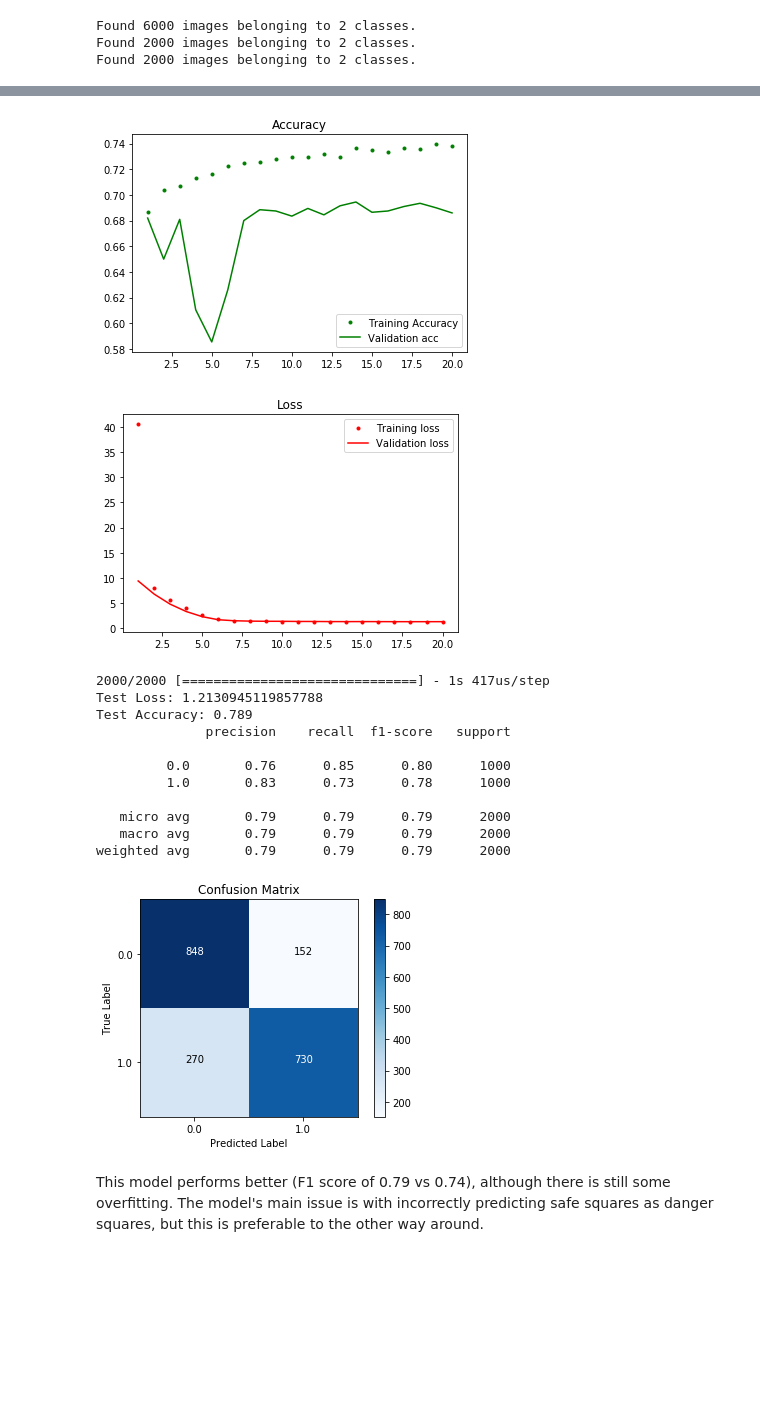
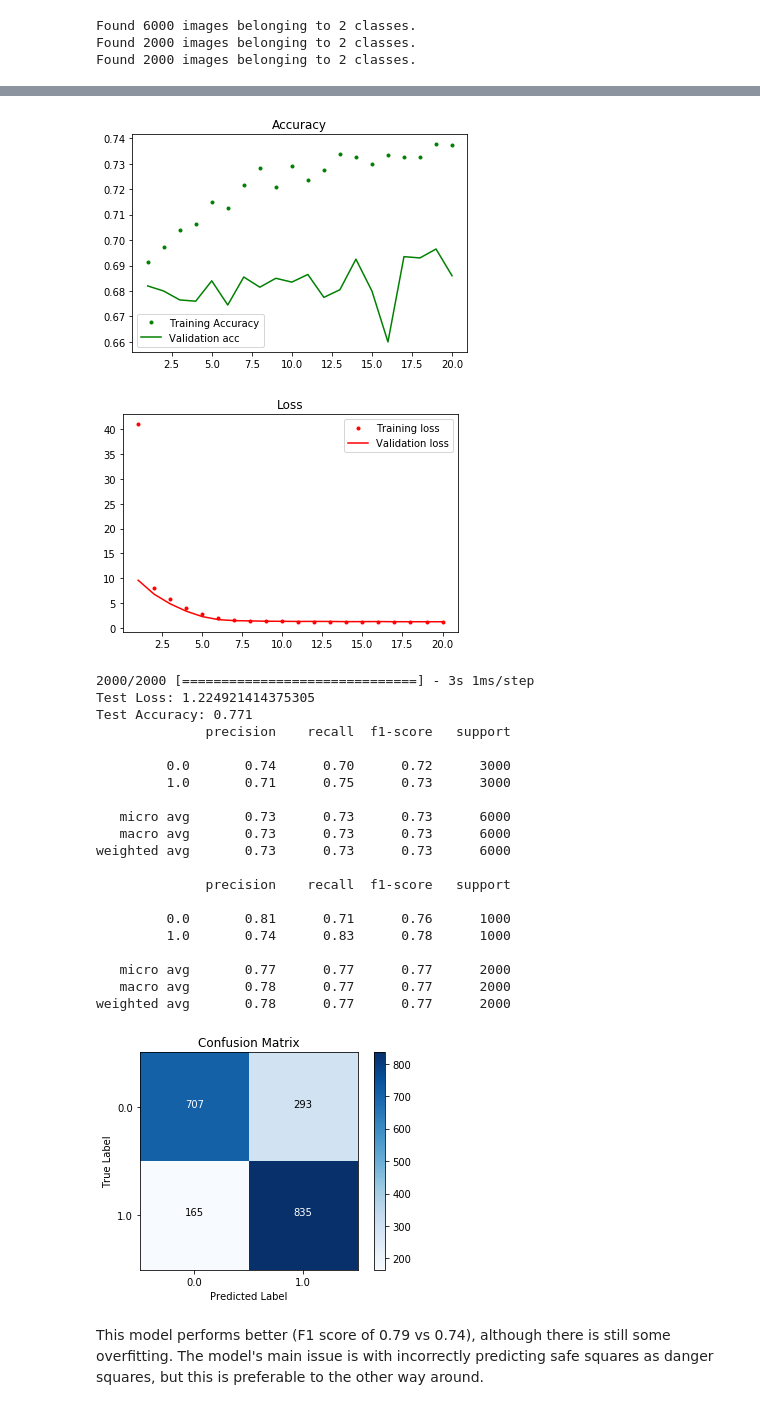
Before and after one commit to FinYoum/Predicting-traffic-accidents-CNN, a Jupyter notebook: Model_2_CNN.ipynb, the cells around one changed output, grey strips where cells are left out. Saved outputs shown, nothing was run; the diff lists cells and outputs as text; code cells hidden in the pictures; blank space fills up the shorter version.

Commit message:
Extra iterations of models 2 and 3

```diff
--- a/Model_2_CNN.ipynb
+++ b/Model_2_CNN.ipynb
@@ -554,7 +636,7 @@ Epoch 20/20
 6000/6000 [==============================] - 64s 11ms/step - loss: 8.0590 - acc: 0.5000 - val_loss: 8.0590 - val_acc: 0.5000
 Time taken to run: 0:22:29.125693
 # %%
-def cnn_evaluation(model, history, test_features, test_labels, class_names=None, model_name=None):
+def cnn_evaluation(model, history, train_features, train_labels, test_features, test_labels, class_names=None, model_name=None):
     train_acc = history.history['acc']
     val_acc = history.history['val_acc']
     train_loss = history.history['loss']
@@ -575,10 +657,12 @@ def cnn_evaluation(model, history, test_features, test_labels, class_names=None,
     print('Test Loss:', results_test[0])
     print('Test Accuracy:', results_test[1])
 
+    y_train_pred = np.round(model.predict(train_features))
     y_pred = np.round(model.predict(test_features))
 
     show_cf(test_labels, y_pred, class_names=class_names, model_name=model_name)
 
+    print(classification_report(train_labels, y_train_pred))
     print(classification_report(test_labels, y_pred))
 # %%
 cnn_evaluation(model_resnet, history_resnet, test_features_resnet, test_labels_resnet)
@@ -635,9 +719,9 @@ datagen = ImageDataGenerator(rescale=1./255)
 batch_size = 10
 
 # Extracting features
-train_features_vgg, train_labels_vgg = extract_features(train_folder, sample_amount=6000, base_model=cnn_base, target_dimension=200, base_output_shape=(6,6,512))
-val_features_vgg, val_labels_vgg = extract_features(val_folder, sample_amount=2000, base_model=cnn_base, target_dimension=200, base_output_shape=(6,6,512))
-test_features_vgg, test_labels_vgg = extract_features(test_folder, sample_amount=2000, base_model=cnn_base, target_dimension=200, base_output_shape=(6,6,512))
+train_features_vgg2, train_labels_vgg2 = extract_features(train_folder, sample_amount=6000, base_model=cnn_base, target_dimension=200, base_output_shape=(6,6,512))
+val_features_vgg2, val_labels_vgg2 = extract_features(val_folder, sample_amount=2000, base_model=cnn_base, target_dimension=200, base_output_shape=(6,6,512))
+test_features_vgg2, test_labels_vgg2 = extract_features(test_folder, sample_amount=2000, base_model=cnn_base, target_dimension=200, base_output_shape=(6,6,512))
 
 end = datetime.datetime.now()
 print("Time taken to run:", end-start)
@@ -650,9 +734,9 @@ Time taken to run: 1:30:06.295934
 start = datetime.datetime.now()
 
 # reshape the features to put into dense layer
-train_features_vgg = np.reshape(train_features_vgg, (6000, 6 * 6 * 512))
-val_features_vgg = np.reshape(val_features_vgg, (2000, 6 * 6 * 512))
-test_features_vgg = np.reshape(test_features_vgg, (2000, 6 * 6 * 512))
+train_features_vgg2 = np.reshape(train_features_vgg2, (6000, 6 * 6 * 512))
+val_features_vgg2 = np.reshape(val_features_vgg2, (2000, 6 * 6 * 512))
+test_features_vgg2 = np.reshape(test_features_vgg2, (2000, 6 * 6 * 512))
 
 # Use outputs from pretrained model and train on new densely connected classifier
 model_vgg2 = models.Sequential()
@@ -663,10 +747,10 @@ model_vgg2.add(layers.Dense(1, activation='sigmoid', kernel_regularizer=regulari
 model_vgg2.compile(optimizer=optimizers.RMSprop(lr=1e-4),
               loss='binary_crossentropy',
               metrics=['acc'])
-history_vgg2 = model_vgg2.fit(train_features_vgg, train_labels_vgg,
+history_vgg2 = model_vgg2.fit(train_features_vgg2, train_labels_vgg2,
                     epochs=20,
                     batch_size=32,
-                    validation_data=(val_features_vgg, val_labels_vgg))
+                    validation_data=(val_features_vgg2, val_labels_vgg2))
 
 end = datetime.datetime.now()
 print("Time taken to run:", end-start)
@@ -693,20 +777,29 @@ model_vgg2.save('pre_trained_vgg19_v2_20epochs.h5')
 # %%
-cnn_evaluation(model_vgg2, history_vgg2, test_features_vgg, test_labels_vgg)
+cnn_evaluation(model_vgg2, history_vgg2, train_features_vgg2, train_labels_vgg2, test_features_vgg2, test_labels_vgg2)
 # %% [output]
-[figure, old version]
+[figure, new version]
 [figure]
-2000/2000 [==============================] - 1s 417us/step
-Test Loss: 1.2130945119857788
-Test Accuracy: 0.789
+2000/2000 [==============================] - 3s 1ms/step
+Test Loss: 1.224921414375305
+Test Accuracy: 0.771
               precision    recall  f1-score   support
 
-         0.0       0.76      0.85      0.80      1000
-         1.0       0.83      0.73      0.78      1000
+         0.0       0.74      0.70      0.72      3000
+         1.0       0.71      0.75      0.73      3000
 
-   micro avg       0.79      0.79      0.79      2000
-   macro avg       0.79      0.79      0.79      2000
-weighted avg       0.79      0.79      0.79      2000
+   micro avg       0.73      0.73      0.73      6000
+   macro avg       0.73      0.73      0.73      6000
+weighted avg       0.73      0.73      0.73      6000
+
+              precision    recall  f1-score   support
+
+         0.0       0.81      0.71      0.76      1000
+         1.0       0.74      0.83      0.78      1000
+
+   micro avg       0.77      0.77      0.77      2000
+   macro avg       0.78      0.77      0.77      2000
+weighted avg       0.78      0.77      0.77      2000
-[figure, old version]
+[figure, new version]
 # %% [markdown]
 This model performs better (F1 score of 0.79 vs 0.74), although there is still some overfitting. The model's main issue is with incorrectly predicting safe squares as danger squares, but this is preferable to the other way around.
 # %% [markdown]
```
Also changed, not shown: parts of 7 cells of this notebook, 13 other files.
